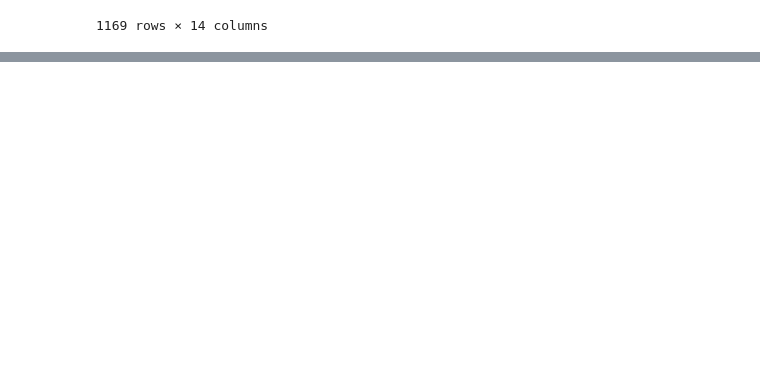
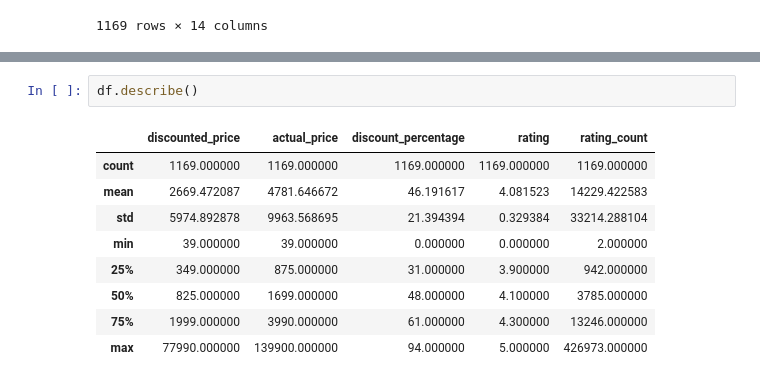
Before and after one commit to AS-Warvel/machine-learning-project, a Jupyter notebook: amazon_data.ipynb, the cells around one changed output, grey strips where cells are left out. Cells and saved outputs as stored; diff of their text form; blank space fills up the shorter version.

```diff
--- a/amazon_data.ipynb
+++ b/amazon_data.ipynb
@@ -163,0 +202,12 @@ df
+# %%
+df.describe()
+# %% [output]
+|  | discounted_price | actual_price | discount_percentage | rating | rating_count |
+| count | 1169.000000 | 1169.000000 | 1169.000000 | 1169.000000 | 1169.000000 |
+| mean | 2669.472087 | 4781.646672 | 46.191617 | 4.081523 | 14229.422583 |
+| std | 5974.892878 | 9963.568695 | 21.394394 | 0.329384 | 33214.288104 |
+| min | 39.000000 | 39.000000 | 0.000000 | 0.000000 | 2.000000 |
+| 25% | 349.000000 | 875.000000 | 31.000000 | 3.900000 | 942.000000 |
+| 50% | 825.000000 | 1699.000000 | 48.000000 | 4.100000 | 3785.000000 |
+| 75% | 1999.000000 | 3990.000000 | 61.000000 | 4.300000 | 13246.000000 |
+| max | 77990.000000 | 139900.000000 | 94.000000 | 5.000000 | 426973.000000 |
```
Also changed, not shown: parts of 3 cells of this notebook.
